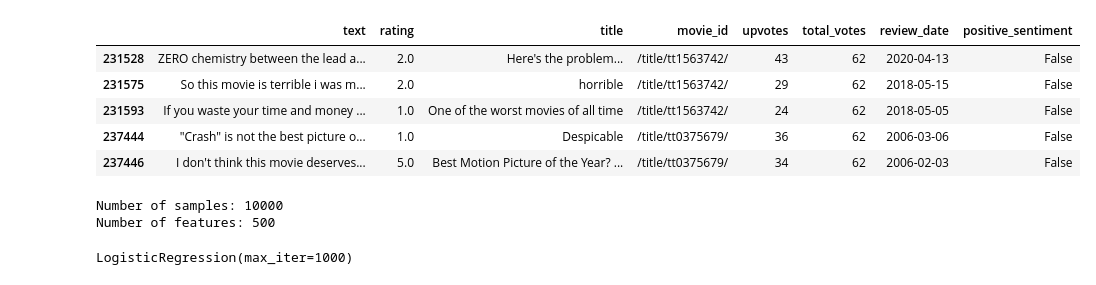
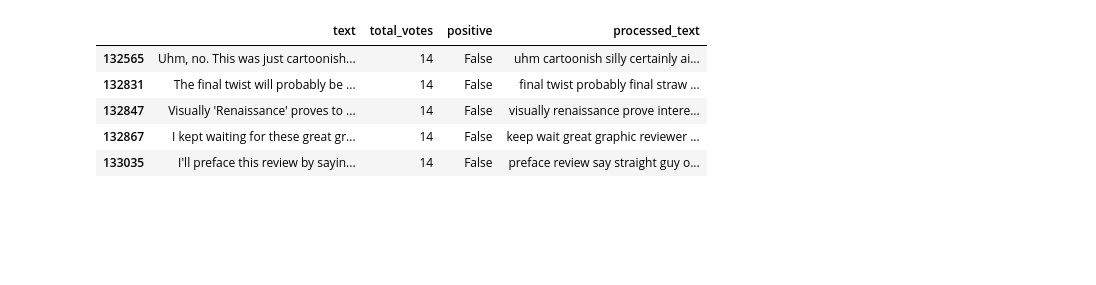
Before and after one commit to ilyamil/movie_reviews_classification, a Jupyter notebook: notebooks/model_baseline.ipynb, the cells around one changed output. Cells and saved outputs as stored; diff of their text form; code cells hidden in the pictures; blank space fills up the shorter version.

```diff
--- a/notebooks/model_baseline.ipynb
+++ b/notebooks/model_baseline.ipynb
@@ -20,10 +53,12 @@ partition_uri = f's3://{credentials["aws"]["bucket"]}/reviews/reviews_partition_
 partition = pd.read_csv(
     partition_uri,
     compression='gzip',
-    storage_options=storage_options
+    storage_options=storage_options,
+    usecols=['text', 'rating', 'total_votes']
 )
-partition = partition.drop('author', axis=1).astype({'review_date': 'datetime64[D]'})
-partition['positive_sentiment'] = partition['rating'] > 5
+partition['positive'] = partition['rating'] > 5
+partition = partition[~partition['rating'].isna()].drop('rating', axis=1)
+
 mem = partition.memory_usage(deep=True).sum()/1024/1024
 print('Number of reviews:', len(partition))
 print(f'Memory usage: {mem:.1f} Mb')
@@ -40,15 +75,18 @@ Memory usage: 319.9 Mb
 # %%
 partition_sample = (
-    partition[~partition['rating'].isna()]
-    .sort_values(['positive_sentiment', 'total_votes'])
-    .groupby('positive_sentiment')
-    .tail(5000)
+    partition
+    .sort_values(['positive', 'total_votes'])
+    .groupby('positive')
+    .tail(20000)
 )
+
+preprocessor = TextPreprocessor()
+partition_sample['processed_text'] = partition_sample['text'].apply(preprocessor._transform)
 partition_sample.head()
 # %% [output]
-|  | text | rating | title | movie_id | upvotes | total_votes | review_date | positive_sentiment |
-| 231528 | ZERO chemistry between the lead a... | 2.0 | Here's the problem... | /title/tt1563742/ | 43 | 62 | 2020-04-13 | False |
-| 231575 | So this movie is terrible i was m... | 2.0 | horrible | /title/tt1563742/ | 29 | 62 | 2018-05-15 | False |
-| 231593 | If you waste your time and money ... | 1.0 | One of the worst movies of all time | /title/tt1563742/ | 24 | 62 | 2018-05-05 | False |
-| 237444 | "Crash" is not the best picture o... | 1.0 | Despicable | /title/tt0375679/ | 36 | 62 | 2006-03-06 | False |
-| 237446 | I don't think this movie deserves... | 5.0 | Best Motion Picture of the Year? ... | /title/tt0375679/ | 34 | 62 | 2006-02-03 | False |
+|  | text | total_votes | positive | processed_text |
+| 132565 | Uhm, no. This was just cartoonish... | 14 | False | uhm cartoonish silly certainly ai... |
+| 132831 | The final twist will probably be ... | 14 | False | final twist probably final straw ... |
+| 132847 | Visually 'Renaissance' proves to ... | 14 | False | visually renaissance prove intere... |
+| 132867 | I kept waiting for these great gr... | 14 | False | keep wait great graphic reviewer ... |
+| 133035 | I'll preface this review by sayin... | 14 | False | preface review say straight guy o... |
@@ -60,16 +92,0 @@ count_vect = CountVectorizer()
-# %%
-count_vect = CountVectorizer(ngram_range=(1, 2), max_features=500)
-count_matrix = count_vect.fit_transform(partition_sample['text'])
-print(
-    f'Number of samples: {count_matrix.shape[0]}',
-    f'Number of features: {count_matrix.shape[1]}',
-    sep='\n'
-)
-# %% [output]
-Number of samples: 10000
-Number of features: 500
-# %%
-logreg = LogisticRegression(max_iter=1000)
-logreg.fit(count_matrix, partition_sample['positive_sentiment'])
-# %% [output]
-LogisticRegression(max_iter=1000)
```
Also changed, not shown: parts of 27 cells of this notebook, 3 other files.
